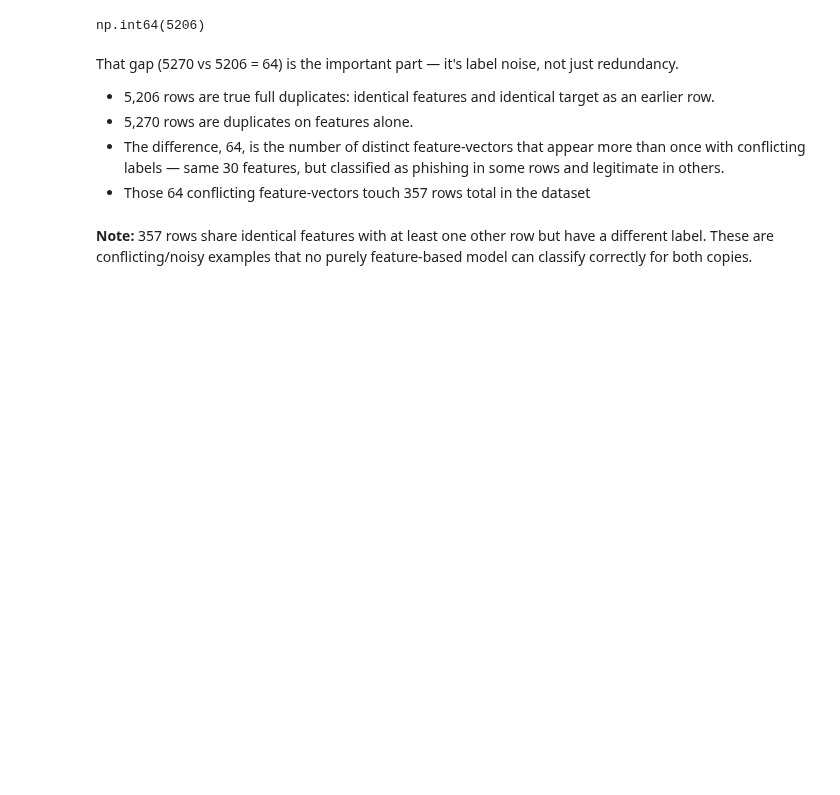
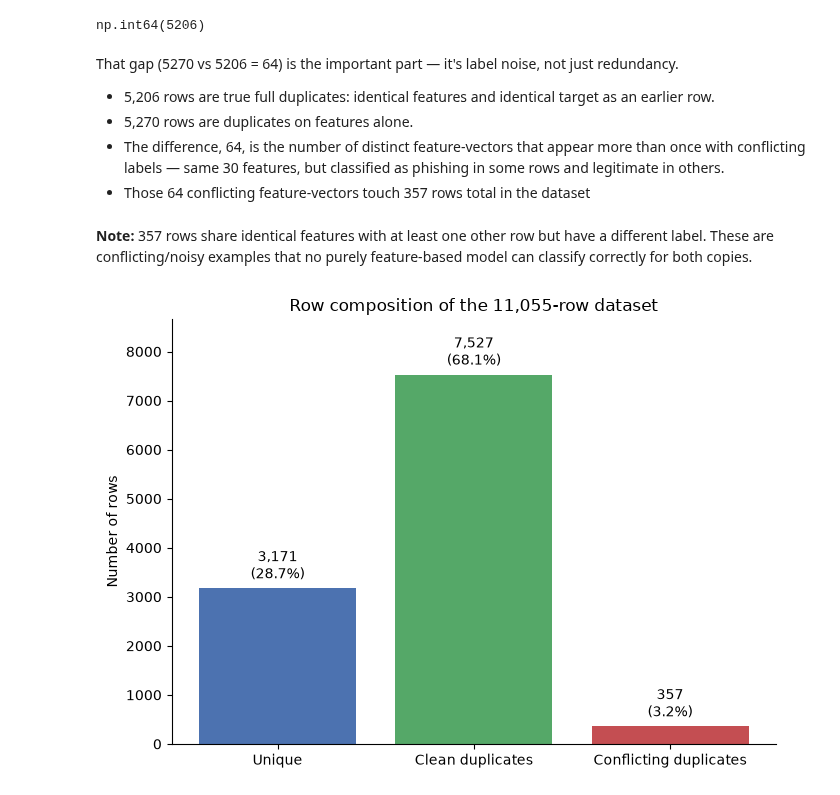
Before and after one commit to imgabrielas/Not-So-Small-ML, a Jupyter notebook: Phishing Websites/notebook.ipynb, the cells around one changed output. Cells and saved outputs as stored; diff of their text form; code cells hidden in the pictures; blank space fills up the shorter version.

```diff
--- a/Phishing Websites/notebook.ipynb
+++ b/Phishing Websites/notebook.ipynb
@@ -143,3 +162,48 @@ That gap (5270 vs 5206 = 64) is the important part — it's label noise, not jus
   - Those 64 conflicting feature-vectors touch 357 rows total in the dataset
 # %% [markdown]
 **Note:** 357 rows share identical features with at least one other row but have a different label. These are conflicting/noisy examples that no purely feature-based model can classify correctly for both copies.
+# %%
+data = pd.concat([X, y], axis=1)
+feature_cols = X.columns.tolist()
+target_col = y.columns[0]
+
+group_size = data.groupby(feature_cols)[target_col].transform('size')
+group_label_nunique = data.groupby(feature_cols)[target_col].transform('nunique')
+
+is_conflicting = group_label_nunique > 1
+is_clean_duplicate = ~is_conflicting & (group_size > 1)
+is_unique = group_size == 1
+
+row_status = pd.Series(
+    np.select(
+        [is_conflicting, is_clean_duplicate, is_unique],
+        ['Conflicting duplicates', 'Clean duplicates', 'Unique'],
+        default='Unique',
+    ),
+    index=data.index,
+)
+
+status_order = ['Unique', 'Clean duplicates', 'Conflicting duplicates']
+status_counts = row_status.value_counts().reindex(status_order)
+status_pct = status_counts / len(data) * 100
+
+colors = ['#4C72B0', '#55A868', '#C44E52']
+fig, ax = plt.subplots(figsize=(7, 5))
+bars = ax.bar(status_counts.index, status_counts.values, color=colors)
+
+for bar, count, pct in zip(bars, status_counts.values, status_pct.values):
+    ax.text(
+        bar.get_x() + bar.get_width() / 2,
+        bar.get_height() + len(data) * 0.01,
+        f'{count:,}\n({pct:.1f}%)',
+        ha='center', va='bottom', fontsize=10,
+    )
+
+ax.set_ylabel('Number of rows')
+ax.set_title(f'Row composition of the {len(data):,}-row dataset')
+ax.set_ylim(0, status_counts.max() * 1.15)
+sns.despine()
+plt.tight_layout()
+plt.show()
+# %% [output]
+[figure, added]
```
Also changed, not shown: parts of 9 cells of this notebook.
